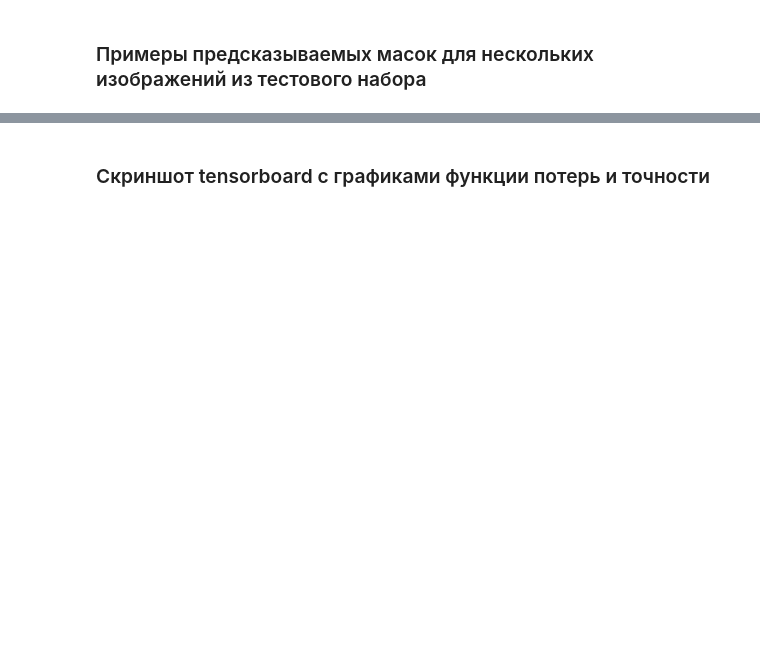
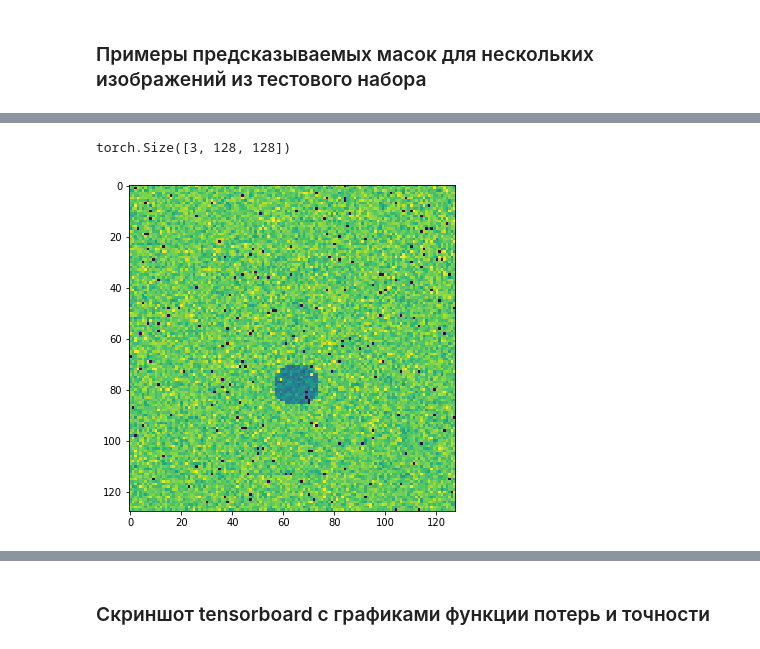
Before and after one commit to JonyferBlack/SemanticSegmentation, a Jupyter notebook: segmentation_task.ipynb, the cells around one changed output, grey strips where cells are left out. Drawn from its saved outputs; the diff is of its cells as text; code cells hidden in the pictures; blank space fills up the shorter version.

```diff
--- a/segmentation_task.ipynb
+++ b/segmentation_task.ipynb
@@ -521,0 +581,6 @@ class_number = 2
+# %%
+class_number = 2
+LR = 0.001# Set desired learning rate
+B_SIZE = 8# Set desired batch size
+device = torch.device('cuda') if torch.cuda.is_available() else torch.device('cpu')
+epochs = 10
@@ -522,22 +627,9 @@ class_number = 2
 # %% [markdown]
 ### Запуск
 # %%
-LR = # Set desired learning rate
-B_SIZE = # Set desired batch size
-device = torch.device('cuda') if torch.cuda.is_available() else torch.device('cpu')
-
-# Dataloaders
-train_loader = torch.utils.data.DataLoader(dataset=data_train,
-                                           batch_size=B_SIZE,
-                                           shuffle=True)
-eval_loader = torch.utils.data.DataLoader(dataset=data_eval,
-                                          batch_size=B_SIZE,
-                                          shuffle=False)
-# Model definition
-model = BiSeNet(class_number, True, ).to(device)
 # Loss and optimizer
 criterions = [nn.BCEWithLogitsLoss(), nn.BCEWithLogitsLoss(), nn.BCEWithLogitsLoss()]
 optimizer = torch.optim.Adam(model.parameters(), lr=LR)
 # Train
-train(model, optimizer, train_loader, eval_loader, criterions, 40, device, './logdir/resnet')
+train(model, optimizer, train_loader, eval_loader, criterions, epochs, device, './logdir/resnet')
 # %% [output]
@@ -563,0 +678,16 @@ Epoch [12/40] | Loss (train/test): 0.0034/0.0125  | Acc (train/test): 0.9051/0.8
+# %%
+data_test = Ellipses("ellipse_database/test/")
+test_loader = torch.utils.data.DataLoader(dataset=data_test,
+                                          batch_size=B_SIZE,
+                                          shuffle=False)
+# %%
+plt.rcParams['figure.figsize'] = [6, 6]
+# %%
+import matplotlib.pyplot as plt
+for inputs, classes in test_loader:
+    print(inputs[0].shape)
+
+x = plt.imshow(inputs[1][0])
+# %% [output]
+torch.Size([3, 128, 128])
+[figure, added]
```
Also changed, not shown: parts of 20 cells of this notebook, 2 other files.
